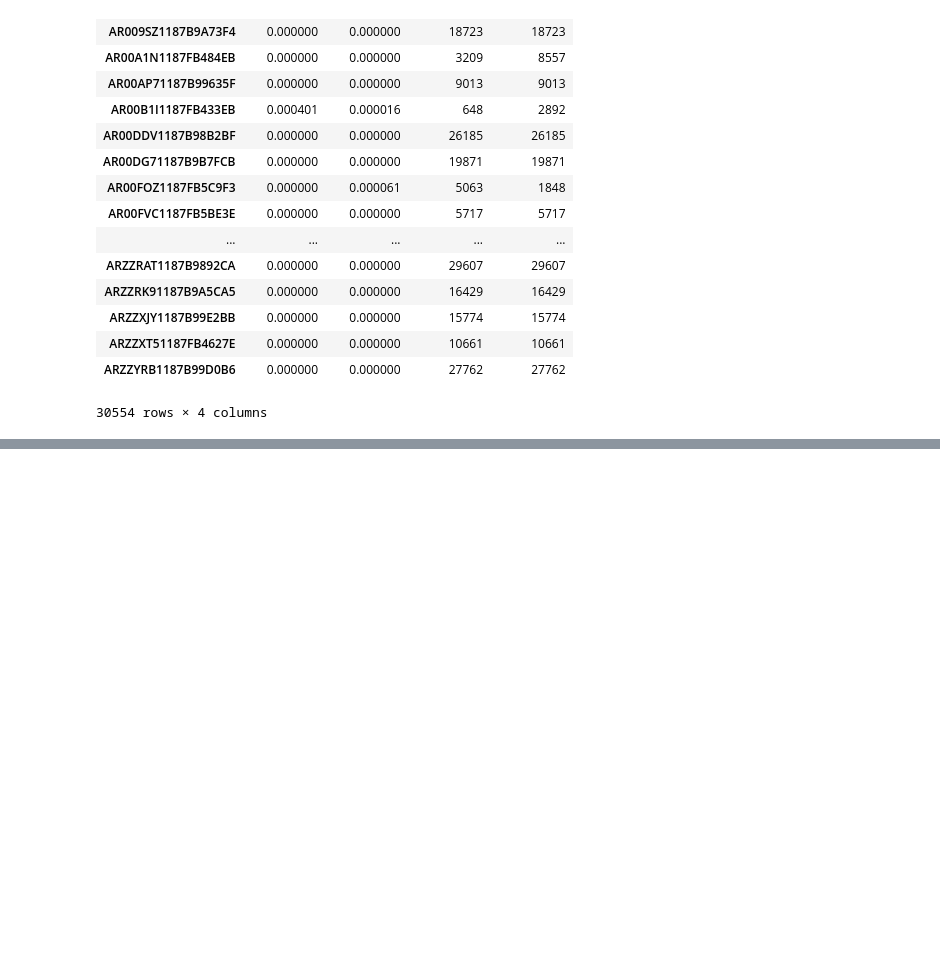
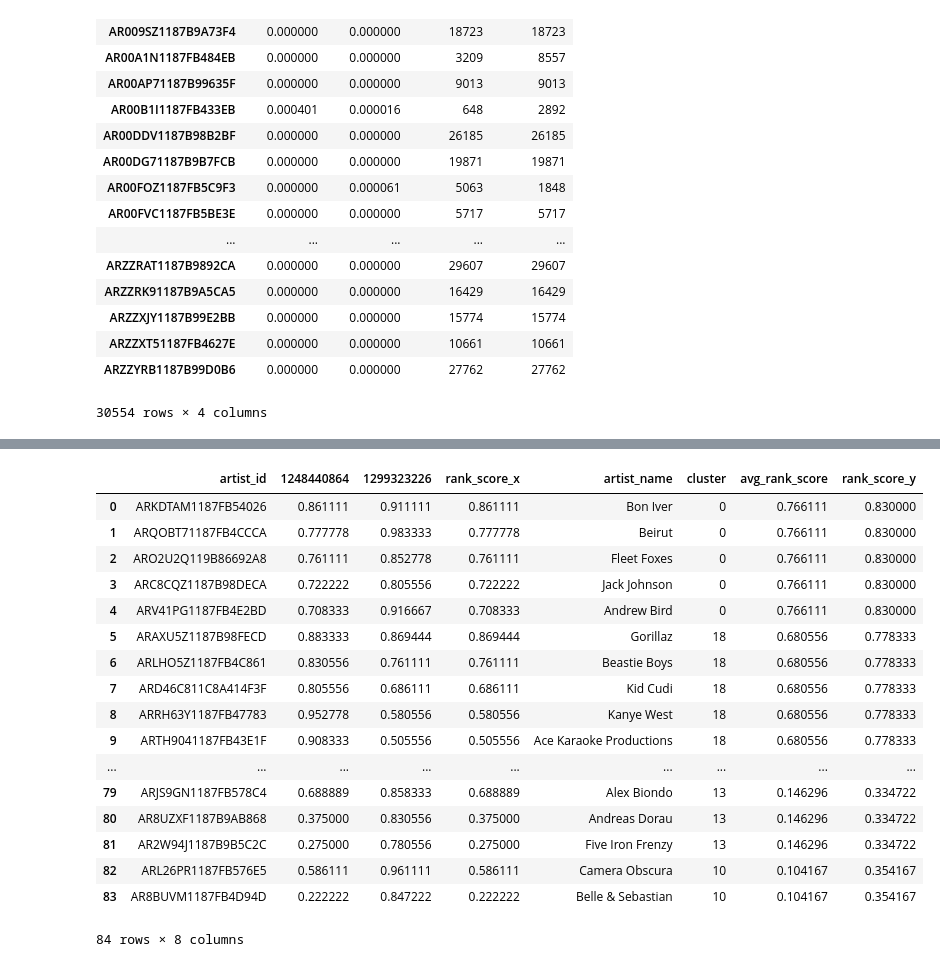
Before and after one commit to bsbell21/CapstoneProject, a Jupyter notebook: clustering_testing.ipynb, the cells around one changed output, grey strips where cells are left out. Saved outputs shown, nothing was run; the diff lists cells and outputs as text; code cells hidden in the pictures; blank space fills up the shorter version.

```diff
--- a/clustering_testing.ipynb
+++ b/clustering_testing.ipynb
@@ -2032,0 +2359,10 @@ pl2.tot_recs_df.pivot('artist_id', 'user', 'rank')
+# %%
+psd_group2 = psd[psd.columns - ['artist_id', 'rank_score', 'artist_name', 'avg_rank_score']]
+psd_group2 = psd_group2.set_index('cluster')
+psd_group2['rank_score'] = np.mean(psd_group2, axis = 1)
+psd_group2 = psd_group2.reset_index()
+psd_group2 = psd_group2.groupby('cluster')
+psd_group2_count = psd_group2.count()[['rank_score']]
+psd_group2_count.columns = ['count']
+psd_group2 = pd.merge(psd_group2.mean(), psd_group2_count, left_index = True, right_index = True)
+psd_group2['count'] = psd_group2['count'].apply(lambda x: x < 4)
@@ -2032,0 +2388,3 @@ pl2.tot_recs_df.pivot('artist_id', 'user', 'rank')
+# %%
+psd_group2['rank_score'] = psd_group2['rank_score'] - .3*psd_group2['count']
+psd_group2
@@ -2032,0 +2410,3 @@ pl2.tot_recs_df.pivot('artist_id', 'user', 'rank')
+# %%
+psd_group2 = psd_group2[psd_group2.columns - ['count']]
+psd_group2
@@ -2032,0 +2432,2 @@ pl2.tot_recs_df.pivot('artist_id', 'user', 'rank')
+# %%
+psd_group2.sort('rank_score', ascending = False)
@@ -2032,0 +2474,21 @@ pl2.tot_recs_df.pivot('artist_id', 'user', 'rank')
+# %%
+pl3.playlist_seed_df.merge(psd_group2[['rank_score']].reset_index(), on = 'cluster')
+# %% [output]
+|  | artist_id | 1248440864 | 1299323226 | rank_score_x | artist_name | cluster | avg_rank_score | rank_score_y |
+| 0 | ARKDTAM1187FB54026 | 0.861111 | 0.911111 | 0.861111 | Bon Iver | 0 | 0.766111 | 0.830000 |
+| 1 | ARQOBT71187FB4CCCA | 0.777778 | 0.983333 | 0.777778 | Beirut | 0 | 0.766111 | 0.830000 |
+| 2 | ARO2U2Q119B86692A8 | 0.761111 | 0.852778 | 0.761111 | Fleet Foxes | 0 | 0.766111 | 0.830000 |
+| 3 | ARC8CQZ1187B98DECA | 0.722222 | 0.805556 | 0.722222 | Jack Johnson | 0 | 0.766111 | 0.830000 |
+| 4 | ARV41PG1187FB4E2BD | 0.708333 | 0.916667 | 0.708333 | Andrew Bird | 0 | 0.766111 | 0.830000 |
+| 5 | ARAXU5Z1187B98FECD | 0.883333 | 0.869444 | 0.869444 | Gorillaz | 18 | 0.680556 | 0.778333 |
+| 6 | ARLHO5Z1187FB4C861 | 0.830556 | 0.761111 | 0.761111 | Beastie Boys | 18 | 0.680556 | 0.778333 |
+| 7 | ARD46C811C8A414F3F | 0.805556 | 0.686111 | 0.686111 | Kid Cudi | 18 | 0.680556 | 0.778333 |
+| 8 | ARRH63Y1187FB47783 | 0.952778 | 0.580556 | 0.580556 | Kanye West | 18 | 0.680556 | 0.778333 |
+| 9 | ARTH9041187FB43E1F | 0.908333 | 0.505556 | 0.505556 | Ace Karaoke Productions | 18 | 0.680556 | 0.778333 |
+| ... | ... | ... | ... | ... | ... | ... | ... | ... |
+| 79 | ARJS9GN1187FB578C4 | 0.688889 | 0.858333 | 0.688889 | Alex Biondo | 13 | 0.146296 | 0.334722 |
+| 80 | AR8UZXF1187B9AB868 | 0.375000 | 0.830556 | 0.375000 | Andreas Dorau | 13 | 0.146296 | 0.334722 |
+| 81 | AR2W94J1187B9B5C2C | 0.275000 | 0.780556 | 0.275000 | Five Iron Frenzy | 13 | 0.146296 | 0.334722 |
+| 82 | ARL26PR1187FB576E5 | 0.586111 | 0.961111 | 0.586111 | Camera Obscura | 10 | 0.104167 | 0.354167 |
+| 83 | AR8BUVM1187FB4D94D | 0.222222 | 0.847222 | 0.222222 | Belle & Sebastian | 10 | 0.104167 | 0.354167 |
+84 rows × 8 columns
```
Also changed, not shown: parts of 49 cells of this notebook, 2 other files.
